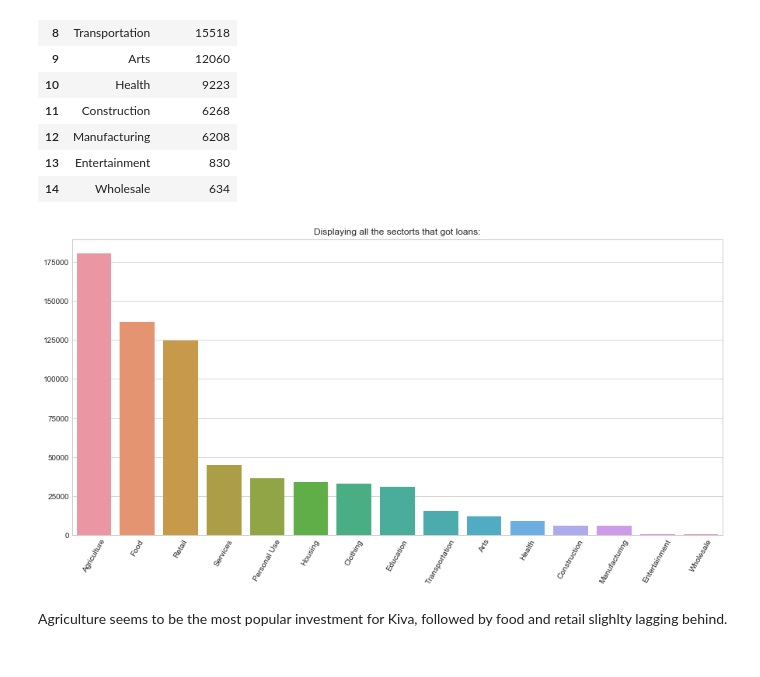
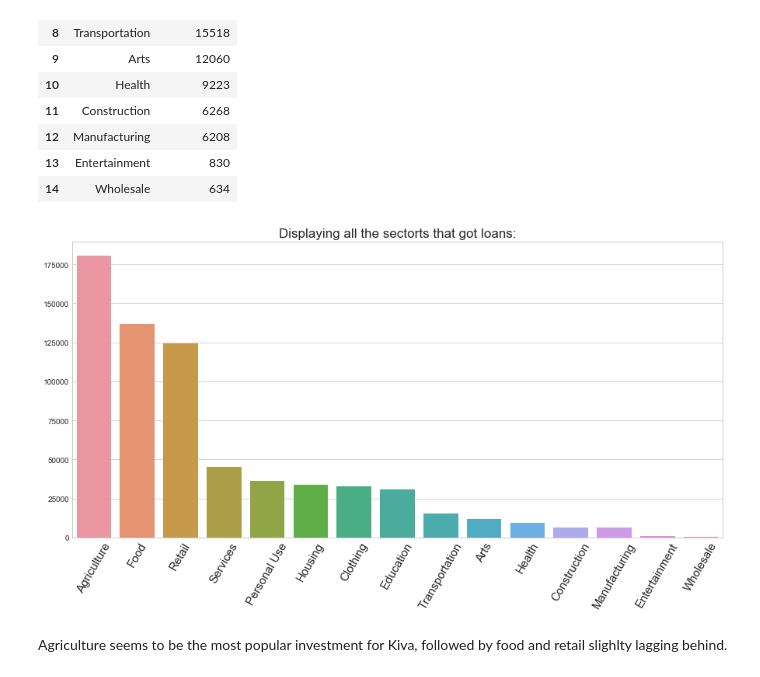
Before and after one commit to CJL89/Kiva-Crowdfunding, a Jupyter notebook: Kiva Crowdfunding.ipynb, the cells around one changed output. Saved outputs shown, nothing was run; the diff lists cells and outputs as text; code cells hidden in the pictures.

```diff
--- a/Kiva Crowdfunding.ipynb
+++ b/Kiva Crowdfunding.ipynb
@@ -244,7 +259,7 @@ According to the dataset, Kiva is investing more than twice the amount of money
 # %%
 # Displaying the top sectors where money was invested:
 
-sectors = pd.DataFrame(kiva_loans['sector'].value_counts())
+sectors = pd.DataFrame(kiva_loans['sector'].value_counts(sort=['loan_amount']))
 sectors.reset_index(inplace=True)
 sectors.columns = ['sector', 'total_loaned']
 sectors
@@ -268,17 +283,17 @@ sectors
 # %%
 # Displaying the results in a graph:
 
 plt.figure(figsize=(15, 7))
 
 sns.set_style("whitegrid")
 sns.barplot(x=sectors['sector'], y=sectors['total_loaned'])
-plt.title('Displaying all the sectorts that got loans:')
-plt.xticks(rotation=60)
+plt.title('Displaying all the sectorts that got loans:', fontsize=17)
+plt.xticks(rotation=60, fontsize=15)
 plt.xlabel('')
 plt.ylabel('')
 plt.show()
 # %% [output]
-[figure, old version]
+[figure, new version]
 # %% [markdown]
 Agriculture seems to be the most popular investment for Kiva, followed by food and retail slighlty lagging behind.
 # %% [markdown]
```
Also changed, not shown: parts of 46 cells of this notebook.
